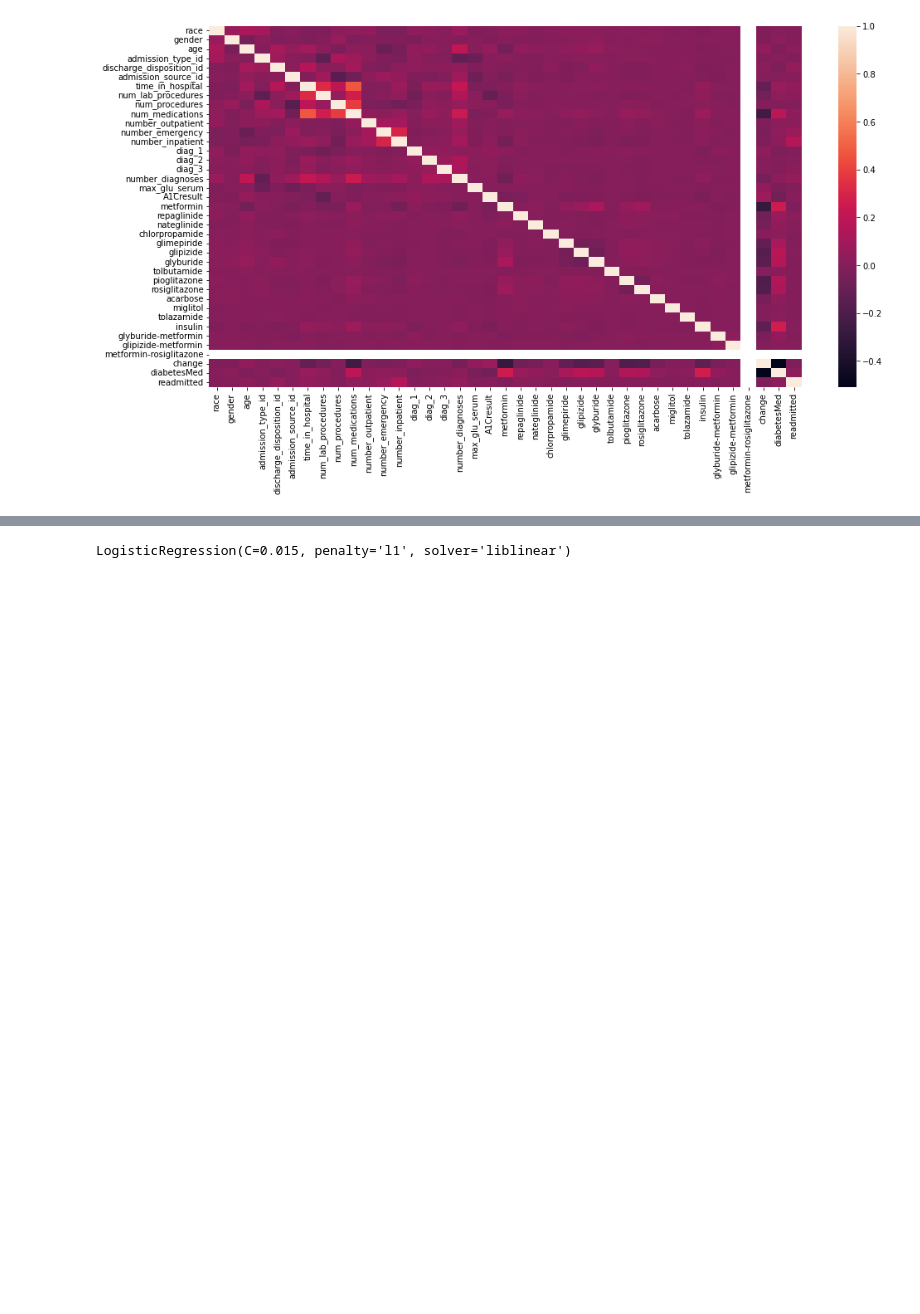
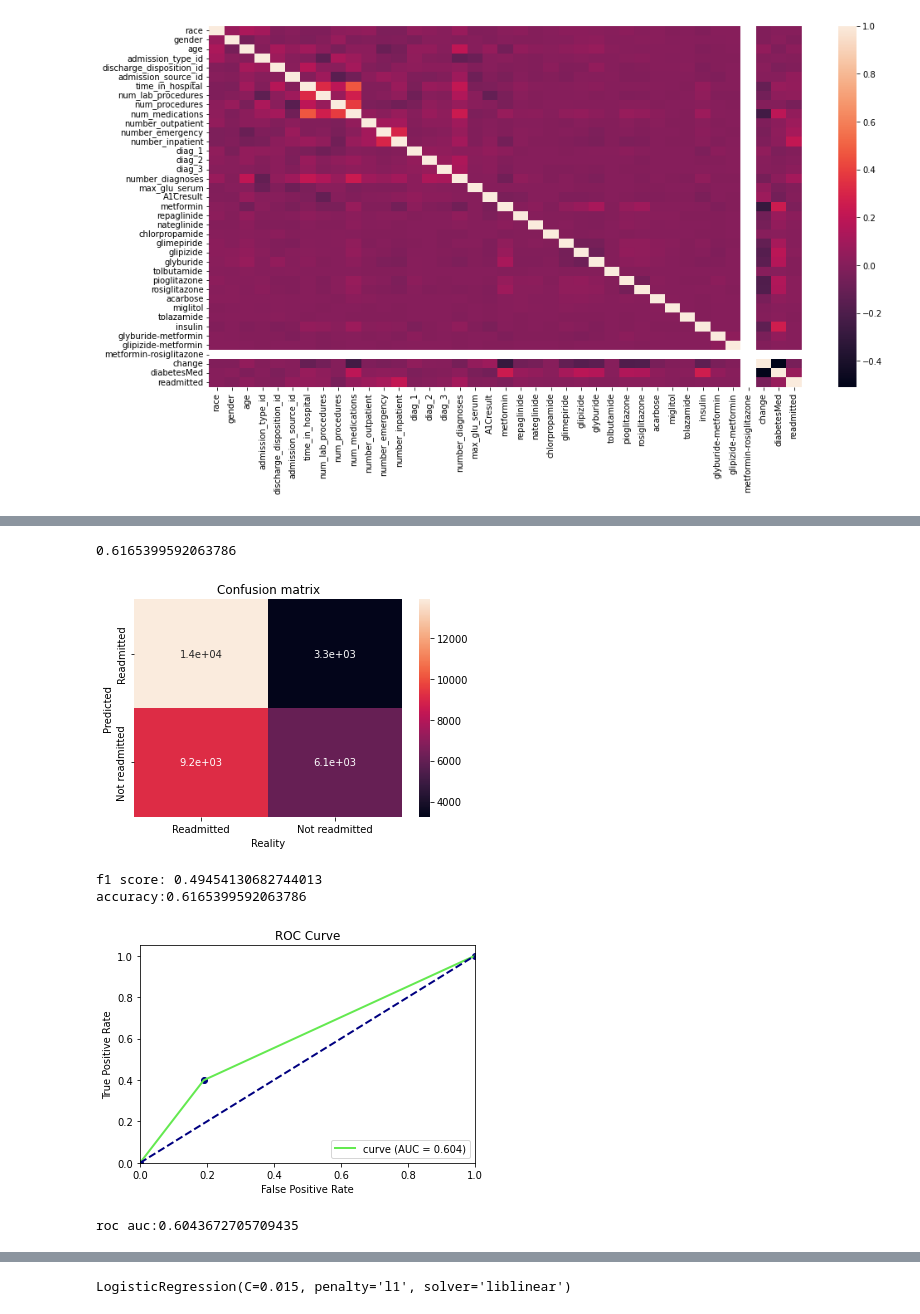
Before and after one commit to Const679/Python-Diabete, a Jupyter notebook: Final_project.ipynb, the cells around one changed output, grey strips where cells are left out. Saved outputs shown, nothing was run; the diff lists cells and outputs as text; code cells hidden in the pictures; blank space fills up the shorter version.

```diff
--- a/Final_project.ipynb
+++ b/Final_project.ipynb
@@ -411,3 +420,29 @@ roc_auc(pred, y_test)
+# %%
+y_pred=lr.predict(X_test)
+coef_df = pd.DataFrame(lr.coef_, columns = X.columns)
+coef_df['intercept'] = lr.intercept_
+coef_df
+model_score = lr.score(X_test, y_test)
+print(model_score)
+print()
+sns.heatmap(sklearn.metrics.confusion_matrix(y_test, y_pred),annot=True,
+            xticklabels=["Readmitted", "Not readmitted"],
+            yticklabels=["Readmitted", "Not readmitted"])
+plt.ylabel("Predicted")
+plt.xlabel("Reality")
+plt.title("Confusion matrix")
+plt.show()
+t=y.value_counts()[1]/y.value_counts().sum()
+print('f1 score: '+str(sklearn.metrics.f1_score(y_test, y_pred>t)))
+print('accuracy:'+str(sklearn.metrics.accuracy_score(y_test, y_pred>t)))
+print('roc auc:'+str(roc_auc(y_pred, y_test)))
+# %% [output]
+0.6165399592063786
+[figure, added]
+f1 score: 0.49454130682744013
+accuracy:0.6165399592063786
+[figure, added]
+roc auc:0.6043672705709435
 # %%
 param_grid = {
     'bootstrap': [True],
```
Also changed, not shown: parts of 12 cells of this notebook, 2 other files.
